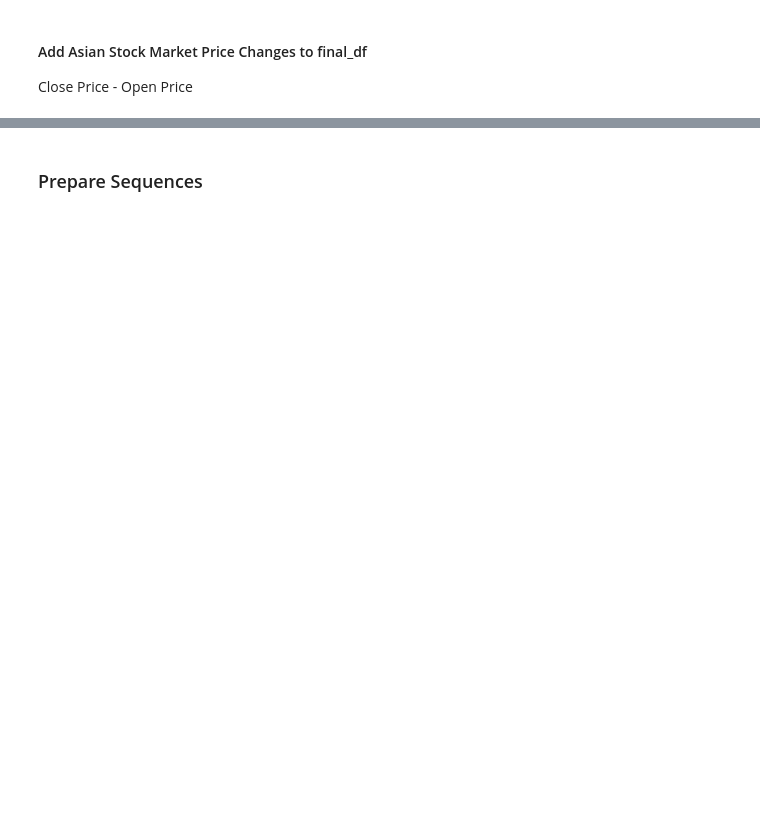
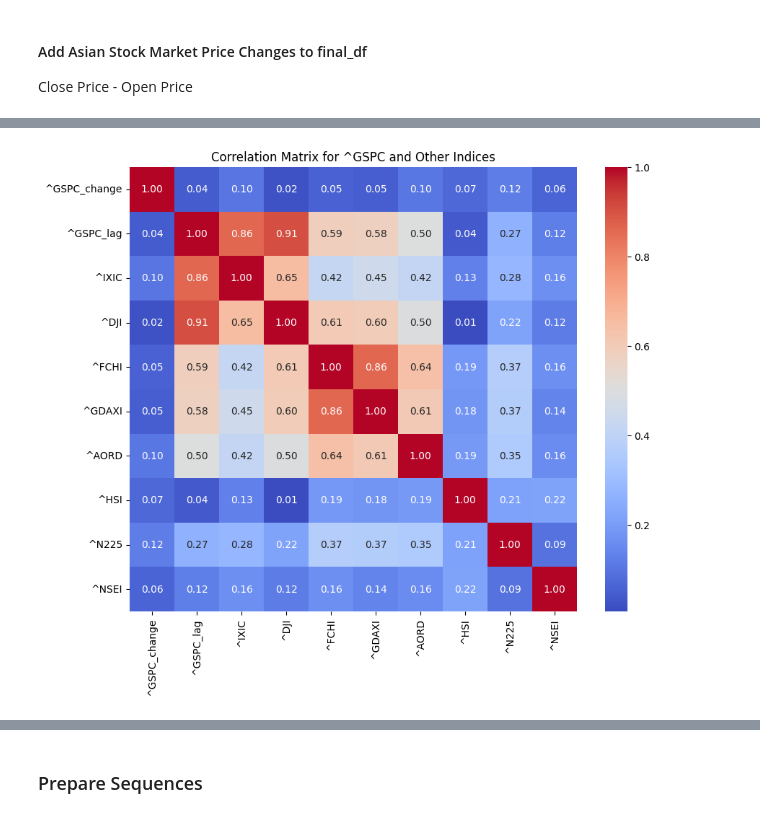
Before and after one commit to Chuacx13/StockPredictor-2, a Jupyter notebook: DataProcessing.ipynb, the cells around one changed output, grey strips where cells are left out. Cells and saved outputs as stored; diff of their text form; code cells hidden in the pictures; blank space fills up the shorter version.

Commit message:
Conducted Data Exploration to Attempt at Improving the model

```diff
--- a/DataProcessing.ipynb
+++ b/DataProcessing.ipynb
@@ -19,11 +21,11 @@ import torch
 # %% [markdown]
 ### Create dataframe to feed into model
 # %%
-final_df = pd.DataFrame()
+explore_df = pd.DataFrame()
 # Next Day Open Price - Current Day Open Price
-final_df[f'{target_stock}_change'] = target_stock_data['Open'].shift(-1) - target_stock_data['Open']
-final_df[f'{target_stock}_lag'] = final_df[f'{target_stock}_change'].shift(1)
-final_df['Close'] = target_stock_data['Close']
-final_df['Price'] = target_stock_data['Open']
-final_df.reset_index(inplace=True)
-print(final_df)
+explore_df[f'{target_stock}_change'] = target_stock_data['Open'].shift(-1) - target_stock_data['Open']
+explore_df[f'{target_stock}_lag'] = explore_df[f'{target_stock}_change'].shift(1)
+explore_df['Close'] = target_stock_data['Close']
+explore_df['Price'] = target_stock_data['Open']
+explore_df.reset_index(inplace=True)
+# print(explore_df)
@@ -52,6 +39,4 @@ for ticker in US_EU_market_dict.keys():
         # Current Day Open Price - Previous Day Open Price
         temp = (data['Open'] - data['Open'].shift(1)).reset_index()
         temp.rename(columns={'Open':ticker}, inplace=True)
-        final_df = final_df.merge(temp, on='Date', how='left')
-
-print(final_df)
+        explore_df = explore_df.merge(temp, on='Date', how='left')
@@ -83,6 +50,4 @@ for ticker in asia_market_dict.keys():
         # Close Price - Open Price
         temp = (data['Close'] - data['Open']).reset_index()
         temp.rename(columns={0:ticker}, inplace=True)
-        final_df = final_df.merge(temp, on='Date', how='left')
-
-print(final_df)
+        explore_df = explore_df.merge(temp, on='Date', how='left')
@@ -107,7 +54,6 @@ print(final_df)
 # %%
 # Different markets has different holidays
 # Forward fill null values
-final_df.ffill(inplace=True)
-final_df.dropna(inplace=True, ignore_index=True)
+explore_df.ffill(inplace=True)
+explore_df.dropna(inplace=True, ignore_index=True)
 # final_df.isna().sum()
-final_df
@@ -127,0 +92,13 @@ final_df
+# %%
+# Correlation matrix of all variables with each other
+corr_df = explore_df.copy().drop(columns=['Date', 'Close', 'Price'])
+
+corr_matrix = corr_df.corr()
+
+# Plot the heatmap
+plt.figure(figsize=(10, 8))
+sns.heatmap(corr_matrix, annot=True, cmap='coolwarm', fmt=".2f")
+plt.title(f'Correlation Matrix for {target_stock} and Other Indices')
+plt.show()
+# %% [output]
+[figure, added]
```
Also changed, not shown: parts of 15 cells of this notebook.
